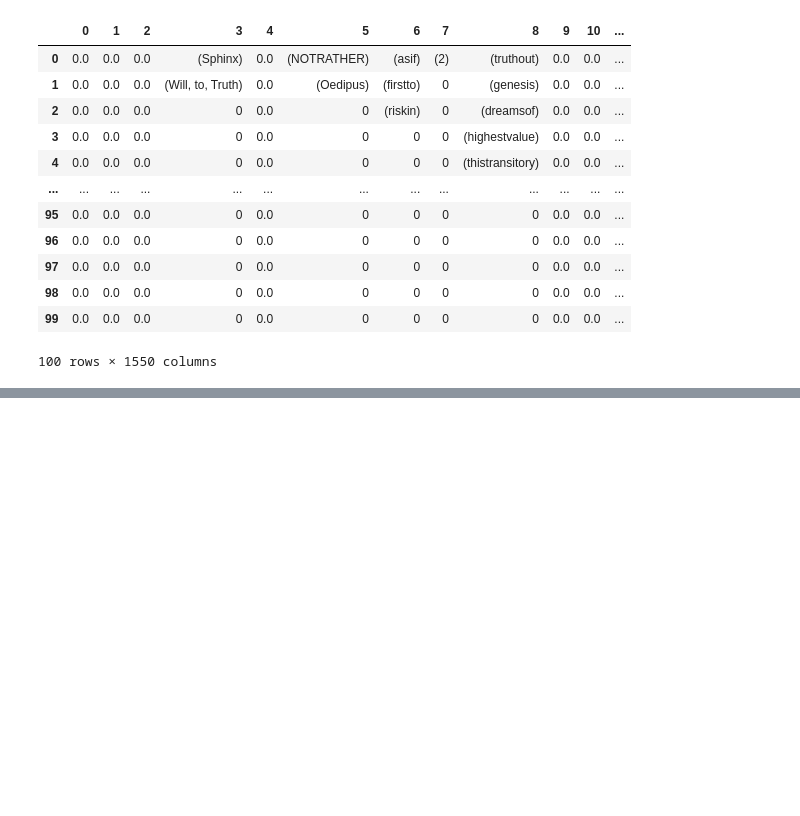
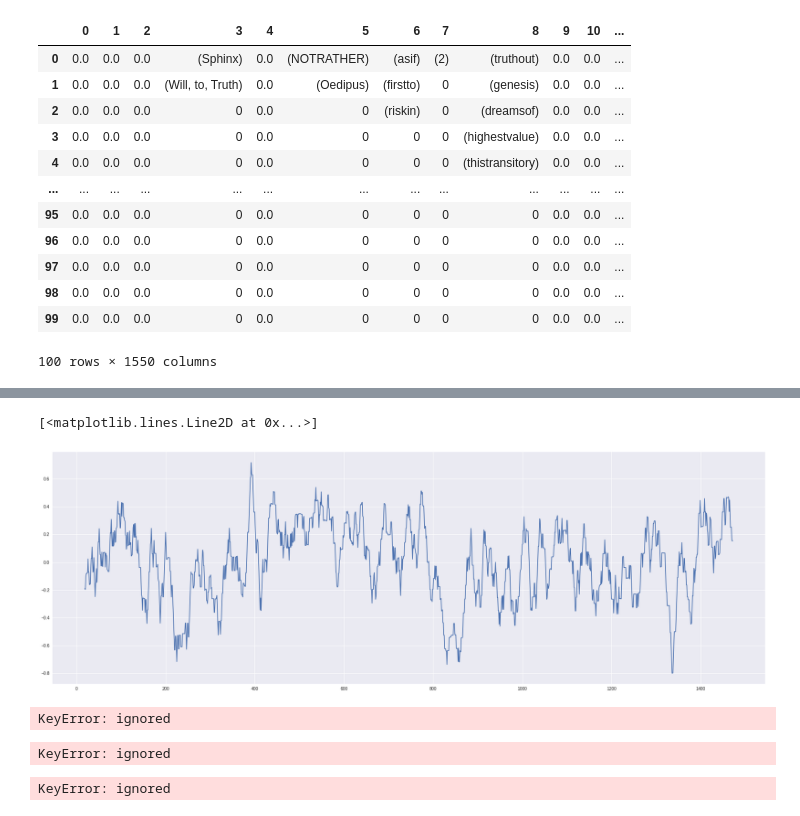
Before and after one commit to KhaldounN/Files-, a Jupyter notebook: Final_project/DSF_FINAL_PROJECT.ipynb, the cells around one changed output, grey strips where cells are left out. Saved outputs shown, nothing was run; the diff lists cells and outputs as text; code cells hidden in the pictures; blank space fills up the shorter version.

```diff
--- a/Final_project/DSF_FINAL_PROJECT.ipynb
+++ b/Final_project/DSF_FINAL_PROJECT.ipynb
@@ -159,0 +175,13 @@ df_ent
+# %%
+l = []
+for i , x in enumerate(df_sentement.iloc[0,:]):
+  try:
+    if str(x.value) == 'NEGATIVE':
+      p = x.score * (-1)
+    else:
+      p = x.score
+    l.append(p)
+  except:
+    pass
+l = pd.DataFrame(l)
+l['Moving'] = l[0].rolling(20).mean()
@@ -159,0 +204,8 @@ df_ent
+# %%
+plt.figure(figsize = (30,10))
+plt.style.use("seaborn")
+#plt.plot(l)
+plt.plot(l['Moving'])
+# %% [output]
+[<matplotlib.lines.Line2D at 0x...>]
+[figure, added]
@@ -159,0 +220,17 @@ df_ent
+# %%
+for i , item in enumerate(df_ents.iloc[:,0]):
+  df_ents['name'].iloc[i] = item.text
+  df_ents['type'].iloc[i]  = item.label_
+# %% [output]
+KeyError: ignored
+# %%
+indexNames = df_ents[~(df_ents['type'] != 'CARDINAL')].index
+df_ents.drop(indexNames , inplace=True)
+# %% [output]
+KeyError: ignored
+# %%
+bar = df_ents['type'].value_counts().head(10)
+plt.figure(figsize= (30,10))
+plt.bar(bar.index , bar)
+# %% [output]
+KeyError: ignored
```
Also changed, not shown: parts of 13 cells of this notebook.
